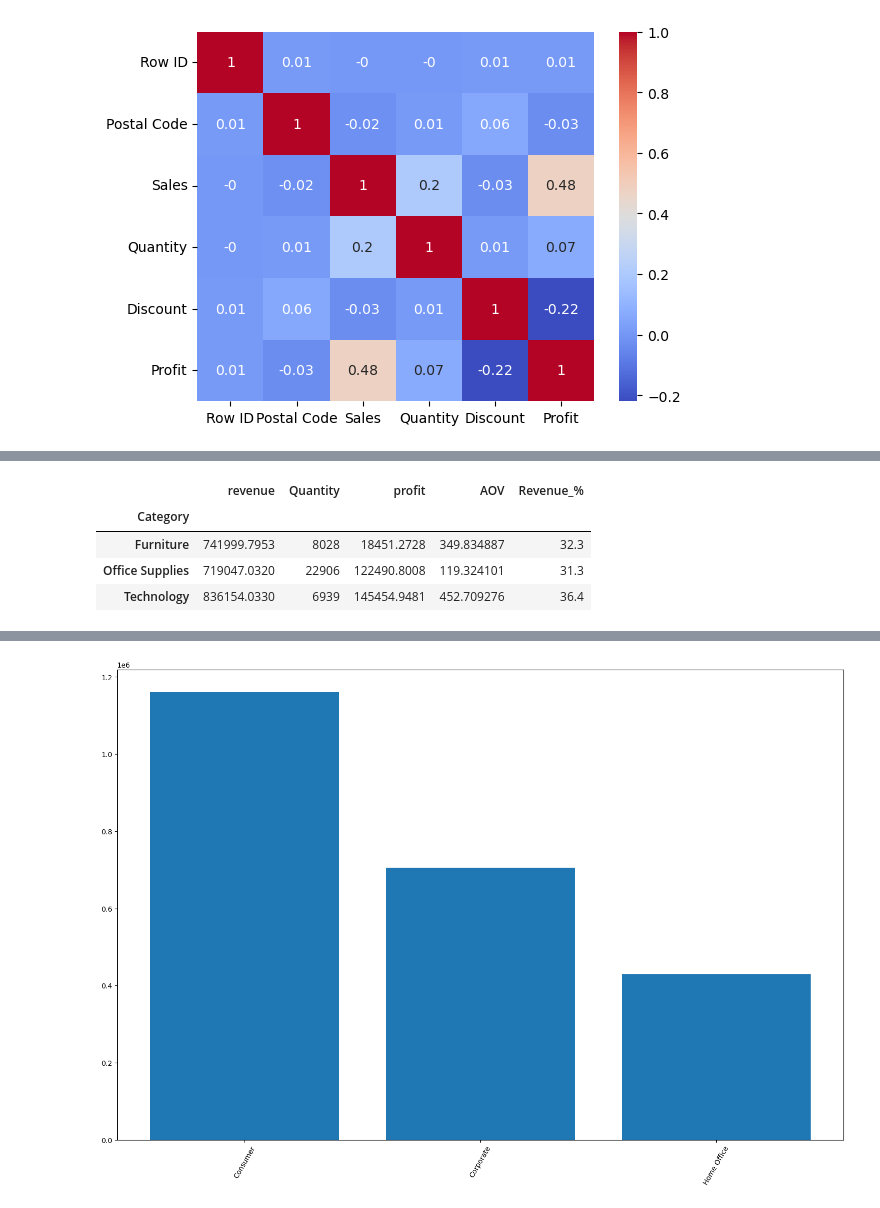
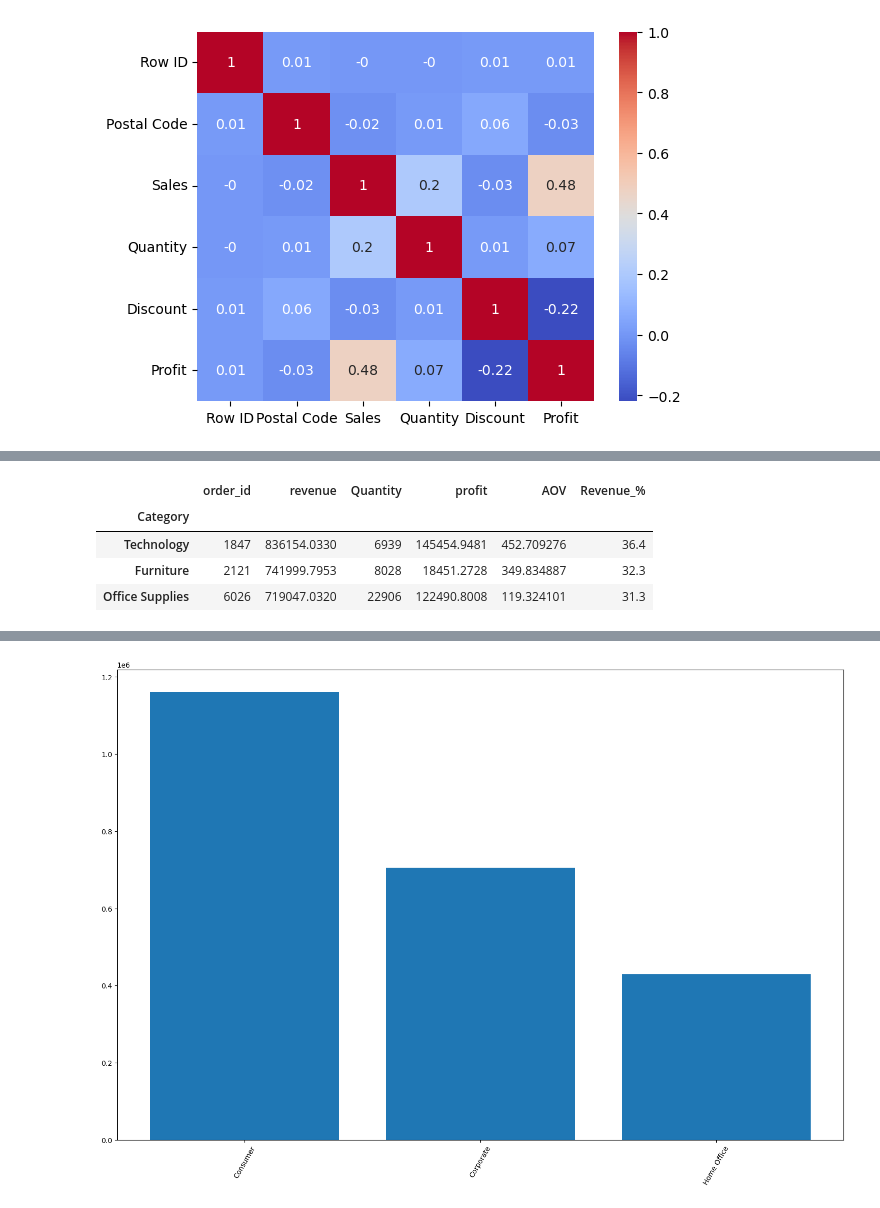
Before and after one commit to nithinarevankar/Data-Analytics-Store-Room, a Jupyter notebook: Notebooks/Super_Store_Analysis.ipynb, the cells around one changed output, grey strips where cells are left out. Cells and saved outputs as stored; diff of their text form; code cells hidden in the pictures.

```diff
--- a/Notebooks/Super_Store_Analysis.ipynb
+++ b/Notebooks/Super_Store_Analysis.ipynb
@@ -94,16 +102,17 @@ state_chart
 # %%
 # print(df['Category'].nunique())
 category_chart = df.groupby('Category').agg(
+    order_id = ('Order ID','count'),
     revenue = ('Sales','sum'),
         Quantity = ('Quantity','sum'),
         profit = ('Profit','sum'),
         AOV = ('Sales','mean')
-)
+).sort_values('revenue',ascending=True)
 category_chart['Revenue_%'] = (category_chart['revenue']/category_chart['revenue'].sum() *100 ).round(2)
-category_chart
+category_chart.sort_values('revenue',ascending=False)
 # %% [output]
-|  | revenue | Quantity | profit | AOV | Revenue_% |
-| Category |  |  |  |  |  |
-| Furniture | 741999.7953 | 8028 | 18451.2728 | 349.834887 | 32.3 |
-| Office Supplies | 719047.0320 | 22906 | 122490.8008 | 119.324101 | 31.3 |
-| Technology | 836154.0330 | 6939 | 145454.9481 | 452.709276 | 36.4 |
+|  | order_id | revenue | Quantity | profit | AOV | Revenue_% |
+| Category |  |  |  |  |  |  |
+| Technology | 1847 | 836154.0330 | 6939 | 145454.9481 | 452.709276 | 36.4 |
+| Furniture | 2121 | 741999.7953 | 8028 | 18451.2728 | 349.834887 | 32.3 |
+| Office Supplies | 6026 | 719047.0320 | 22906 | 122490.8008 | 119.324101 | 31.3 |
```
Also changed, not shown: parts of 10 cells of this notebook.
